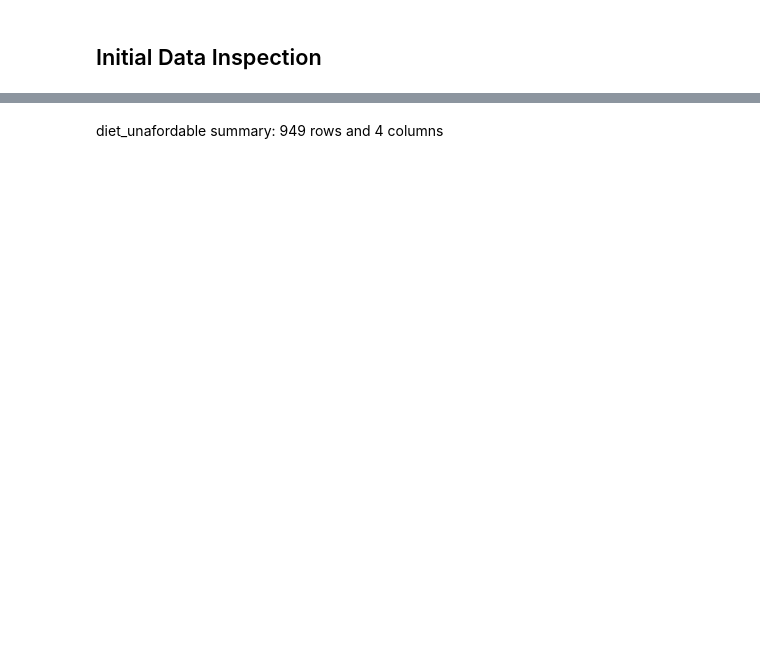
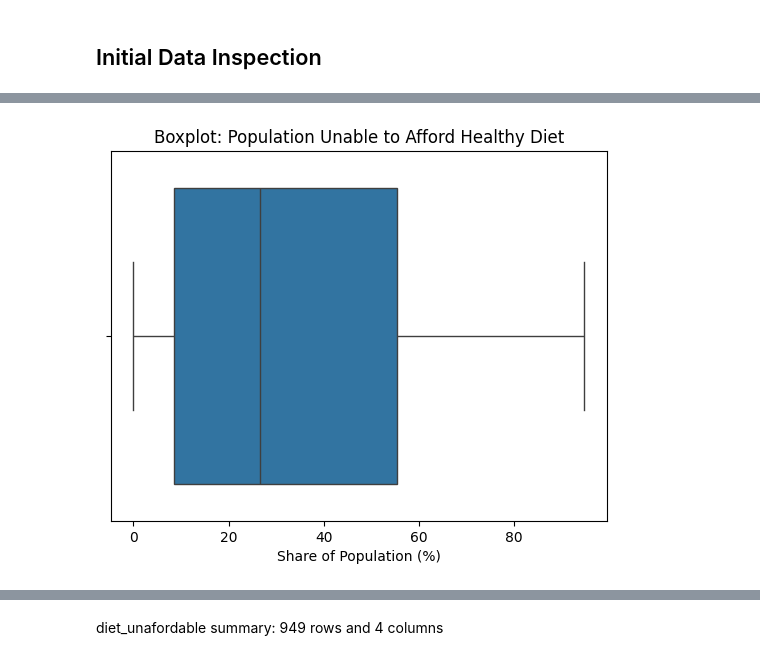
Before and after one commit to pavelvlpavlov/food_diets_eda, a Jupyter notebook: notebooks/initial_data_inspection_pav.ipynb, the cells around one changed output, grey strips where cells are left out. Saved outputs shown, nothing was run; the diff lists cells and outputs as text; code cells hidden in the pictures; blank space fills up the shorter version.

```diff
--- a/notebooks/initial_data_inspection_pav.ipynb
+++ b/notebooks/initial_data_inspection_pav.ipynb
@@ -12,3 +63,10 @@ diet_unafordable
+# %%
+sns.boxplot(x=diet_unafordable['Share of the population who cannot afford a healthy diet'])
+plt.xlabel("Share of Population (%)")
+plt.title("Boxplot: Population Unable to Afford Healthy Diet")
+plt.show()
+# %% [output]
+[figure, added]
 # %%
 inflation = pd.read_csv('/Users/pavelpavlov/Desktop/gaussian_peppers/food_diets_eda/raw_data/inflation-of-consumer-prices/inflation-of-consumer-prices.csv')
 inflation
```
Also changed, not shown: parts of 17 cells of this notebook, 3 other files.
